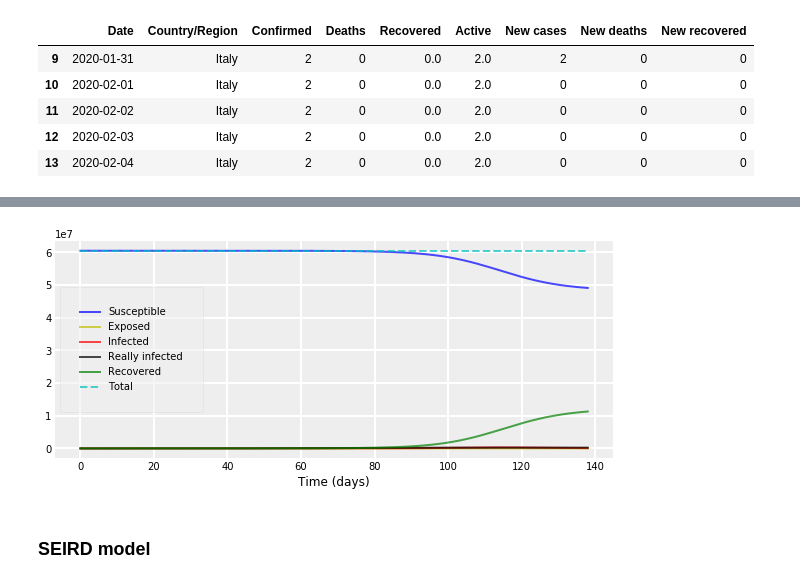
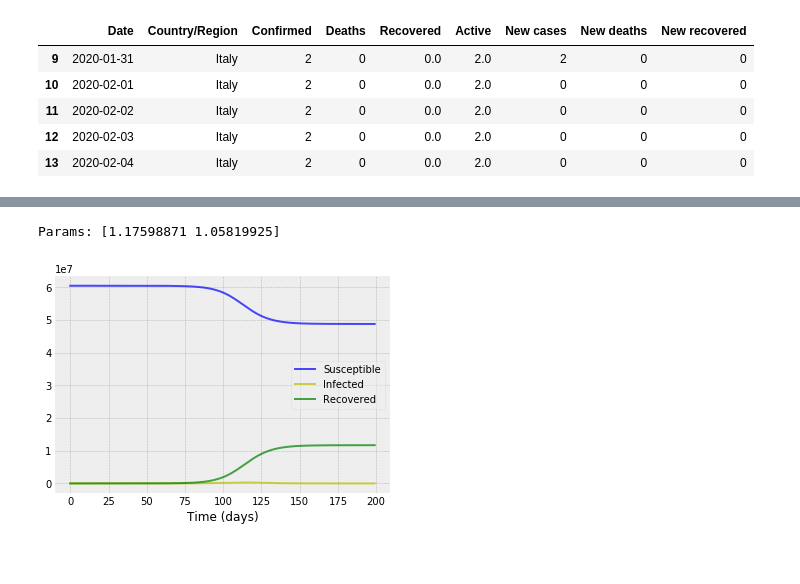
Before and after one commit to klchai/ML_COVID-19, a Jupyter notebook: ML_COVID-19.ipynb, the cells around one changed output, grey strips where cells are left out. Drawn from its saved outputs; the diff is of its cells as text; code cells hidden in the pictures.

Commit message:
Try SEIRD

```diff
--- a/ML_COVID-19.ipynb
+++ b/ML_COVID-19.ipynb
@@ -493,7 +399,17 @@ plotseird(t, S, E, I, R)
-# %%
-t_n = range(139)
-plotseird(t_n, S_n, E_n, I_n, R_n)
-# %% [output]
-[figure, removed]
-# %% [markdown]
-### SEIRD model
+# %%
+t = range(italy.shape[0])
+N = 60_485_321
+I = italy["Confirmed"].to_numpy()
+sir = SIRModel()
+params = sir.fit(t,N,I)
+print("Params:",params)
+# %% [output]
+Params: [1.17598871 1.05819925]
+# %%
+t = range(0,200)
+old_t = range(italy.shape[0])
+S_n, I_n, R_n = sir.predict(t,old_t,N,I)
+# %%
+sir.plotsir(t,S_n,I_n,R_n,italy)
+# %% [output]
+[figure, added]
```
Also changed, not shown: parts of 48 cells of this notebook, 3 other files.
